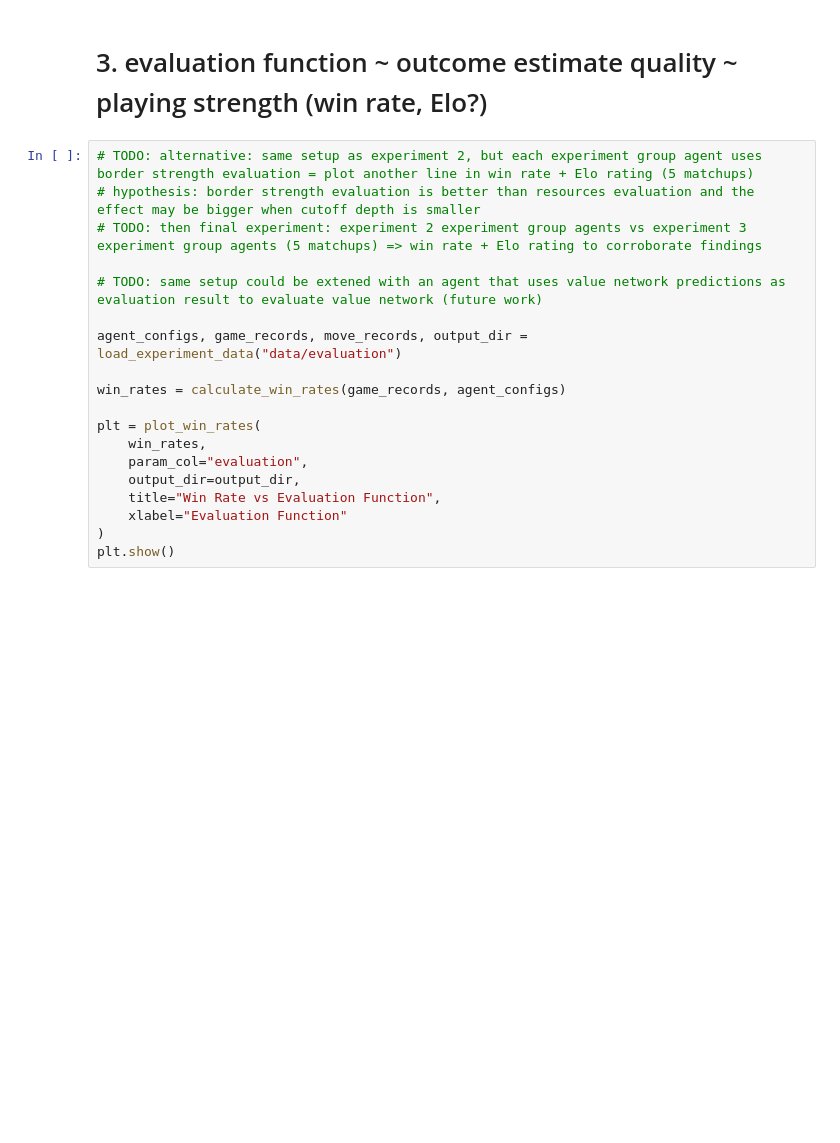
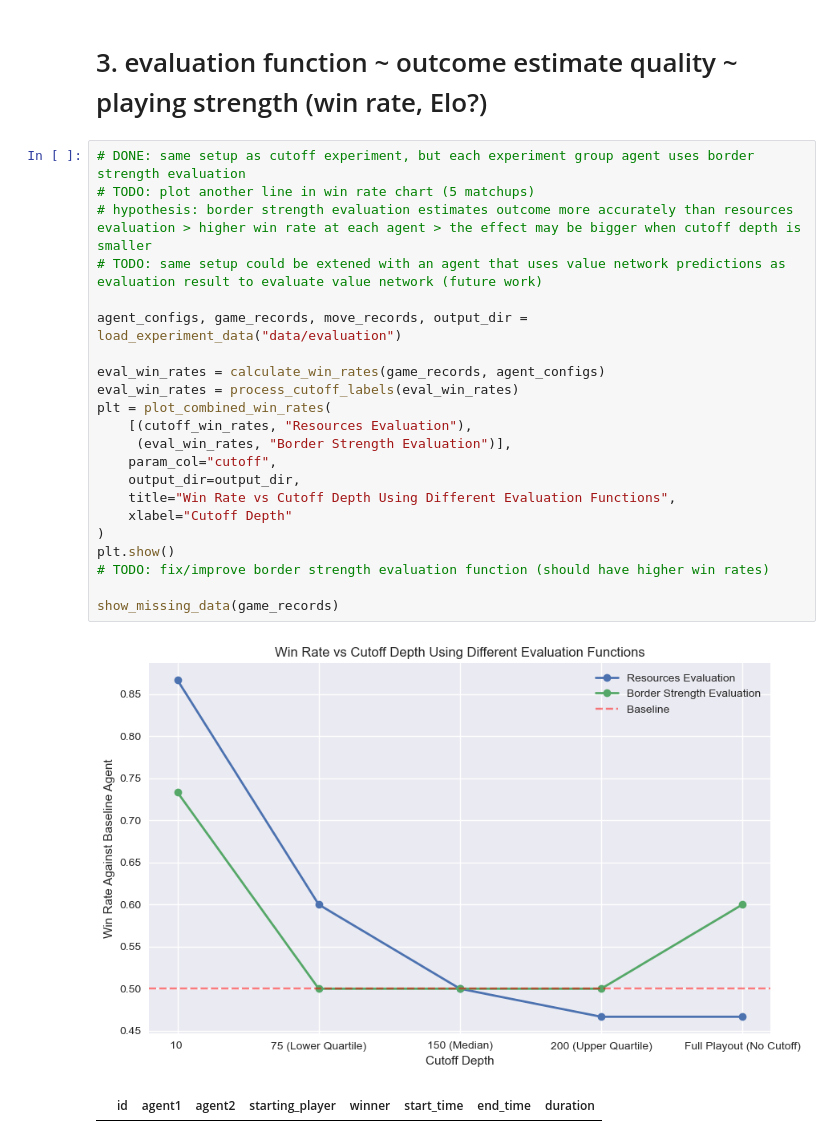
Before and after one commit to christopherWilliams98/risk-agent, a Jupyter notebook: experiments/analysis.ipynb, the cells around one changed output. Drawn from its saved outputs; the diff is of its cells as text; blank space fills up the shorter version.

```diff
--- a/experiments/analysis.ipynb
+++ b/experiments/analysis.ipynb
@@ -182,23 +143,29 @@ No artists with labels found to put in legend.  Note that artists whose label st
 # %% [markdown]
 # 3. evaluation function ~ outcome estimate quality ~ playing strength (win rate, Elo?)
 # %%
-# TODO: alternative: same setup as experiment 2, but each experiment group agent uses border strength evaluation = plot another line in win rate + Elo rating (5 matchups)
-# hypothesis: border strength evaluation is better than resources evaluation and the effect may be bigger when cutoff depth is smaller
-# TODO: then final experiment: experiment 2 experiment group agents vs experiment 3 experiment group agents (5 matchups) => win rate + Elo rating to corroborate findings
-
+# DONE: same setup as cutoff experiment, but each experiment group agent uses border strength evaluation
+# TODO: plot another line in win rate chart (5 matchups)
+# hypothesis: border strength evaluation estimates outcome more accurately than resources evaluation > higher win rate at each agent > the effect may be bigger when cutoff depth is smaller
 # TODO: same setup could be extened with an agent that uses value network predictions as evaluation result to evaluate value network (future work)
 
 agent_configs, game_records, move_records, output_dir = load_experiment_data("data/evaluation")
 
-win_rates = calculate_win_rates(game_records, agent_configs)
-
-plt = plot_win_rates(
-    win_rates,
-    param_col="evaluation",
+eval_win_rates = calculate_win_rates(game_records, agent_configs)
+eval_win_rates = process_cutoff_labels(eval_win_rates)
+plt = plot_combined_win_rates(
+    [(cutoff_win_rates, "Resources Evaluation"),
+     (eval_win_rates, "Border Strength Evaluation")],
+    param_col="cutoff",
     output_dir=output_dir,
-    title="Win Rate vs Evaluation Function",
-    xlabel="Evaluation Function"
+    title="Win Rate vs Cutoff Depth Using Different Evaluation Functions",
+    xlabel="Cutoff Depth"
 )
 plt.show()
+# TODO: fix/improve border strength evaluation function (should have higher win rates)
+
+show_missing_data(game_records)
+# %% [output]
+[figure, added]
+|  | id | agent1 | agent2 | starting_player | winner | start_time | end_time | duration |
 # %% [markdown]
 # 4. corroborate findings > Elo ratings
```
Also changed, not shown: parts of 7 cells of this notebook, 4 other files.
